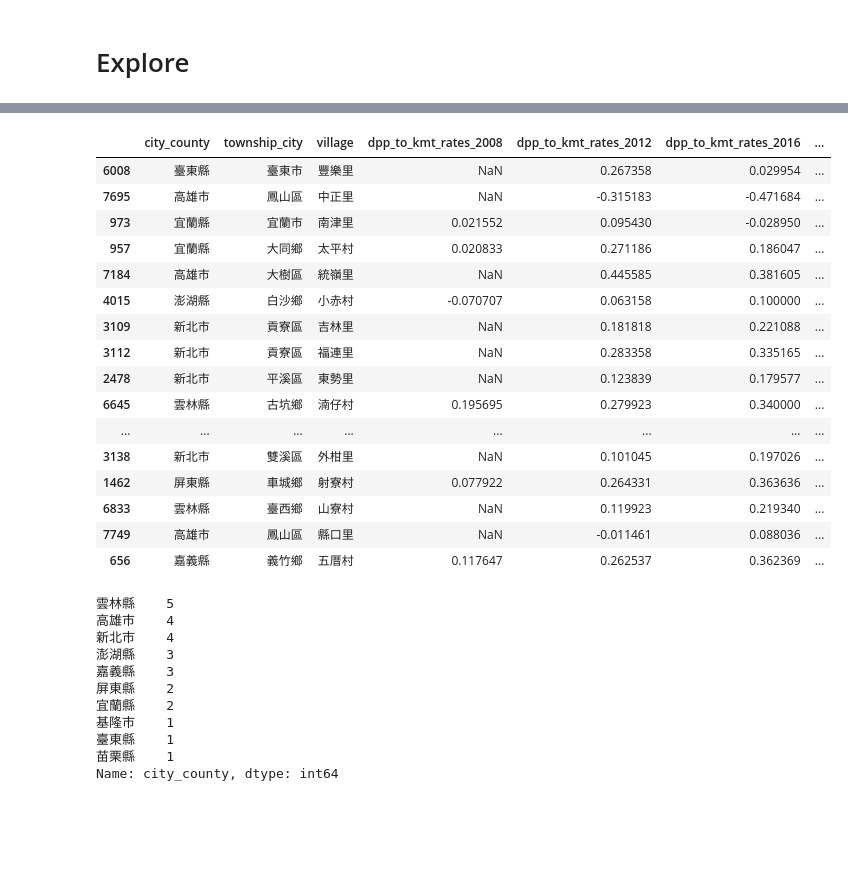
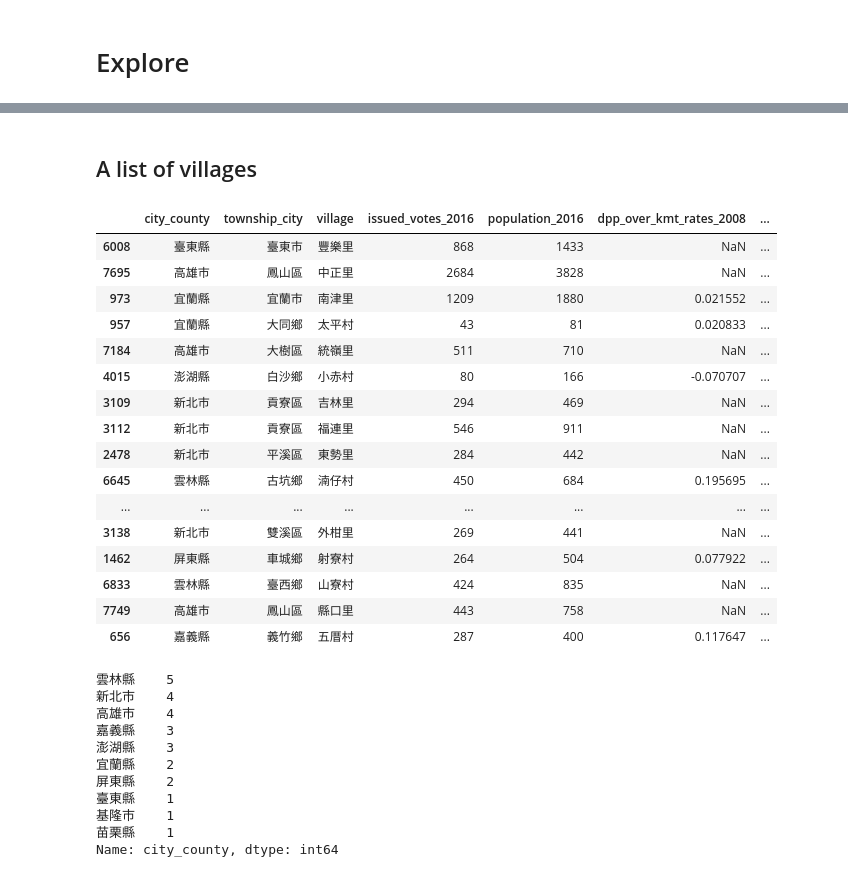
Before and after one commit to pm5/tracevotes, a Jupyter notebook: nbs/President.ipynb, the cells around one changed output, grey strips where cells are left out. Cells and saved outputs as stored; diff of their text form; code cells hidden in the pictures; blank space fills up the shorter version.

```diff
--- a/nbs/President.ipynb
+++ b/nbs/President.ipynb
@@ -90,14 +91,17 @@ rates.reset_index().to_feather(president_rates_fth)
 # %%
 from sqlalchemy import create_engine
 
-POSTGRES_HOST = "localhost"
-POSTGRES_PORT = "5432"
-POSTGRES_USER = "postgres"
-POSTGRES_PASSWORD = "mysecret"
-POSTGRES_DBNAME = "mydb"
+def get_conn():
+    POSTGRES_HOST = "localhost"
+    POSTGRES_PORT = "5432"
+    POSTGRES_USER = "postgres"
+    POSTGRES_PASSWORD = "mysecret"
+    POSTGRES_DBNAME = "mydb"
 
-postgres_str = "postgresql://{user}:{password}@{host}:{port}/{dbname}".format(
-    user=POSTGRES_USER, password=POSTGRES_PASSWORD, host=POSTGRES_HOST, port=POSTGRES_PORT, dbname=POSTGRES_DBNAME)
+    postgres_str = "postgresql://{user}:{password}@{host}:{port}/{dbname}".format(
+        user=POSTGRES_USER, password=POSTGRES_PASSWORD, host=POSTGRES_HOST, port=POSTGRES_PORT, dbname=POSTGRES_DBNAME)
 
-conn = create_engine(postgres_str)
+    return create_engine(postgres_str)
+
+conn = get_conn()
 # %%
@@ -233,10 +211,9 @@ conn.execute("""
 # %%
 president_changes = pd.read_sql_query("""
     SELECT *,
-    CONCAT(city_county, township_city, village) AS fullvill,
-    dpp_to_kmt_rates_2012 - dpp_to_kmt_rates_2008 AS changes_at_2012,
-    dpp_to_kmt_rates_2016 - dpp_to_kmt_rates_2012 AS changes_at_2016
-    FROM dpp_to_kmt_rate_changes;
+    dpp_over_kmt_rates_2012 - dpp_over_kmt_rates_2008 AS changes_at_2012,
+    dpp_over_kmt_rates_2016 - dpp_over_kmt_rates_2012 AS changes_at_2016
+    FROM dpp_over_kmt_rate_changes;
 """, conn)
 
 president_changes.to_csv(president_changes_csv, index=None)
@@ -267,35 +244,40 @@ plt.show()
+# %% [markdown]
+## A list of villages
 # %%
 villages = \
-    president_changes[president_changes.dpp_to_kmt_rates_2016 < 0.4][president_changes.changes_at_2016 < 0.1].sort_values("changes_at_2016"); villages
+    president_changes[president_changes.dpp_over_kmt_rates_2016 < 0.4][president_changes.changes_at_2016 < 0.1].sort_values("changes_at_2016")
+villages["fullvill"] = villages.city_county + villages.township_city + villages.village
+villages.to_csv(data_dir / "villages.csv", index=None)
+display_all(villages)
 # %% [output]
-|  | city_county | township_city | village | dpp_to_kmt_rates_2008 | dpp_to_kmt_rates_2012 | dpp_to_kmt_rates_2016 | ... |
-| 6008 | 臺東縣 | 臺東市 | 豐樂里 | NaN | 0.267358 | 0.029954 | ... |
-| 7695 | 高雄市 | 鳳山區 | 中正里 | NaN | -0.315183 | -0.471684 | ... |
-| 973 | 宜蘭縣 | 宜蘭市 | 南津里 | 0.021552 | 0.095430 | -0.028950 | ... |
-| 957 | 宜蘭縣 | 大同鄉 | 太平村 | 0.020833 | 0.271186 | 0.186047 | ... |
-| 7184 | 高雄市 | 大樹區 | 統嶺里 | NaN | 0.445585 | 0.381605 | ... |
-| 4015 | 澎湖縣 | 白沙鄉 | 小赤村 | -0.070707 | 0.063158 | 0.100000 | ... |
-| 3109 | 新北市 | 貢寮區 | 吉林里 | NaN | 0.181818 | 0.221088 | ... |
-| 3112 | 新北市 | 貢寮區 | 福連里 | NaN | 0.283358 | 0.335165 | ... |
-| 2478 | 新北市 | 平溪區 | 東勢里 | NaN | 0.123839 | 0.179577 | ... |
-| 6645 | 雲林縣 | 古坑鄉 | 湳仔村 | 0.195695 | 0.279923 | 0.340000 | ... |
+|  | city_county | township_city | village | issued_votes_2016 | population_2016 | dpp_over_kmt_rates_2008 | ... |
+| 6008 | 臺東縣 | 臺東市 | 豐樂里 | 868 | 1433 | NaN | ... |
+| 7695 | 高雄市 | 鳳山區 | 中正里 | 2684 | 3828 | NaN | ... |
+| 973 | 宜蘭縣 | 宜蘭市 | 南津里 | 1209 | 1880 | 0.021552 | ... |
+| 957 | 宜蘭縣 | 大同鄉 | 太平村 | 43 | 81 | 0.020833 | ... |
+| 7184 | 高雄市 | 大樹區 | 統嶺里 | 511 | 710 | NaN | ... |
+| 4015 | 澎湖縣 | 白沙鄉 | 小赤村 | 80 | 166 | -0.070707 | ... |
+| 3109 | 新北市 | 貢寮區 | 吉林里 | 294 | 469 | NaN | ... |
+| 3112 | 新北市 | 貢寮區 | 福連里 | 546 | 911 | NaN | ... |
+| 2478 | 新北市 | 平溪區 | 東勢里 | 284 | 442 | NaN | ... |
+| 6645 | 雲林縣 | 古坑鄉 | 湳仔村 | 450 | 684 | 0.195695 | ... |
 | ... | ... | ... | ... | ... | ... | ... | ... |
-| 3138 | 新北市 | 雙溪區 | 外柑里 | NaN | 0.101045 | 0.197026 | ... |
-| 1462 | 屏東縣 | 車城鄉 | 射寮村 | 0.077922 | 0.264331 | 0.363636 | ... |
-| 6833 | 雲林縣 | 臺西鄉 | 山寮村 | NaN | 0.119923 | 0.219340 | ... |
-| 7749 | 高雄市 | 鳳山區 | 縣口里 | NaN | -0.011461 | 0.088036 | ... |
-| 656 | 嘉義縣 | 義竹鄉 | 五厝村 | 0.117647 | 0.262537 | 0.362369 | ... |
+| 3138 | 新北市 | 雙溪區 | 外柑里 | 269 | 441 | NaN | ... |
+| 1462 | 屏東縣 | 車城鄉 | 射寮村 | 264 | 504 | 0.077922 | ... |
+| 6833 | 雲林縣 | 臺西鄉 | 山寮村 | 424 | 835 | NaN | ... |
+| 7749 | 高雄市 | 鳳山區 | 縣口里 | 443 | 758 | NaN | ... |
+| 656 | 嘉義縣 | 義竹鄉 | 五厝村 | 287 | 400 | 0.117647 | ... |
 # %%
 villages.city_county.value_counts()
 # %% [output]
 雲林縣    5
+新北市    4
 高雄市    4
-新北市    4
+嘉義縣    3
 澎湖縣    3
-嘉義縣    3
+宜蘭縣    2
 屏東縣    2
-宜蘭縣    2
+臺東縣    1
 基隆市    1
-臺東縣    1
 苗栗縣    1
 Name: city_county, dtype: int64
```
Also changed, not shown: parts of 22 cells of this notebook, 4 other files.
